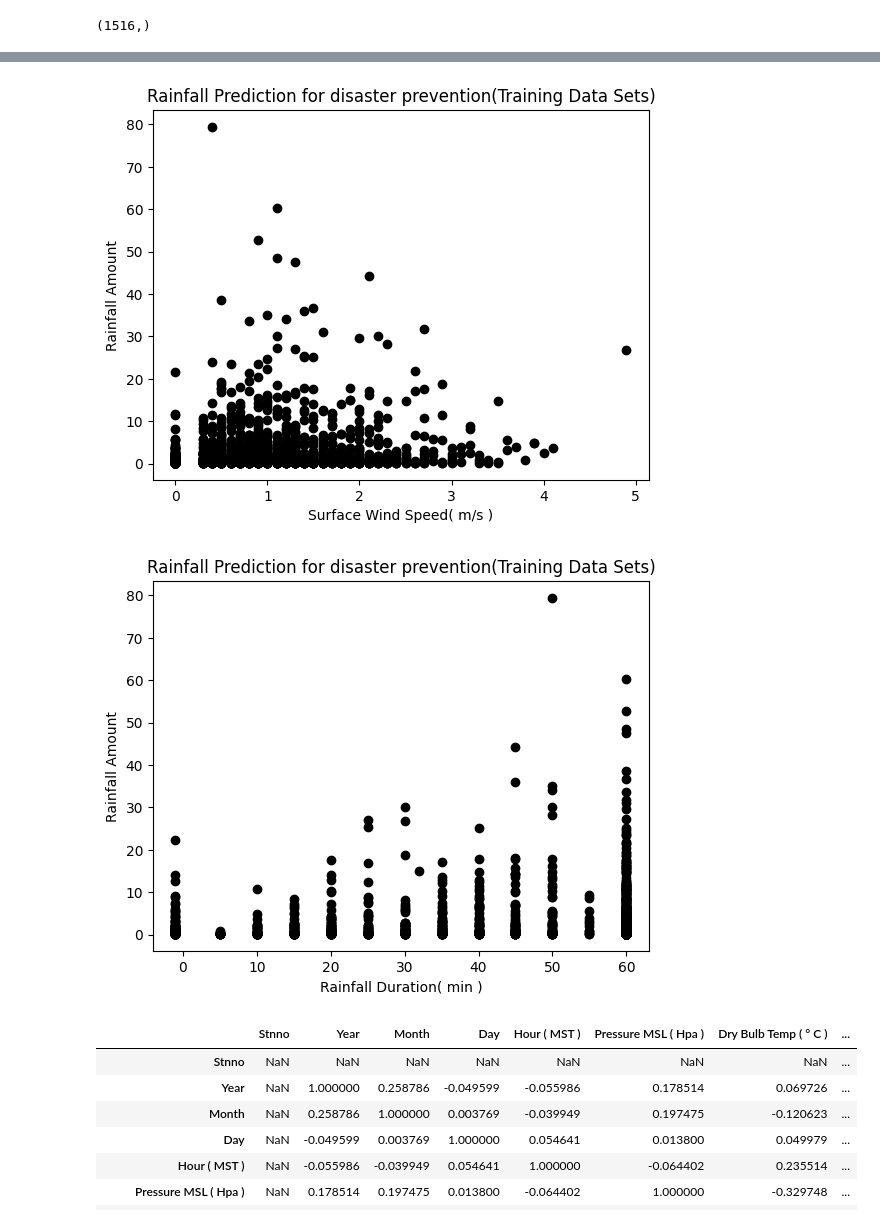
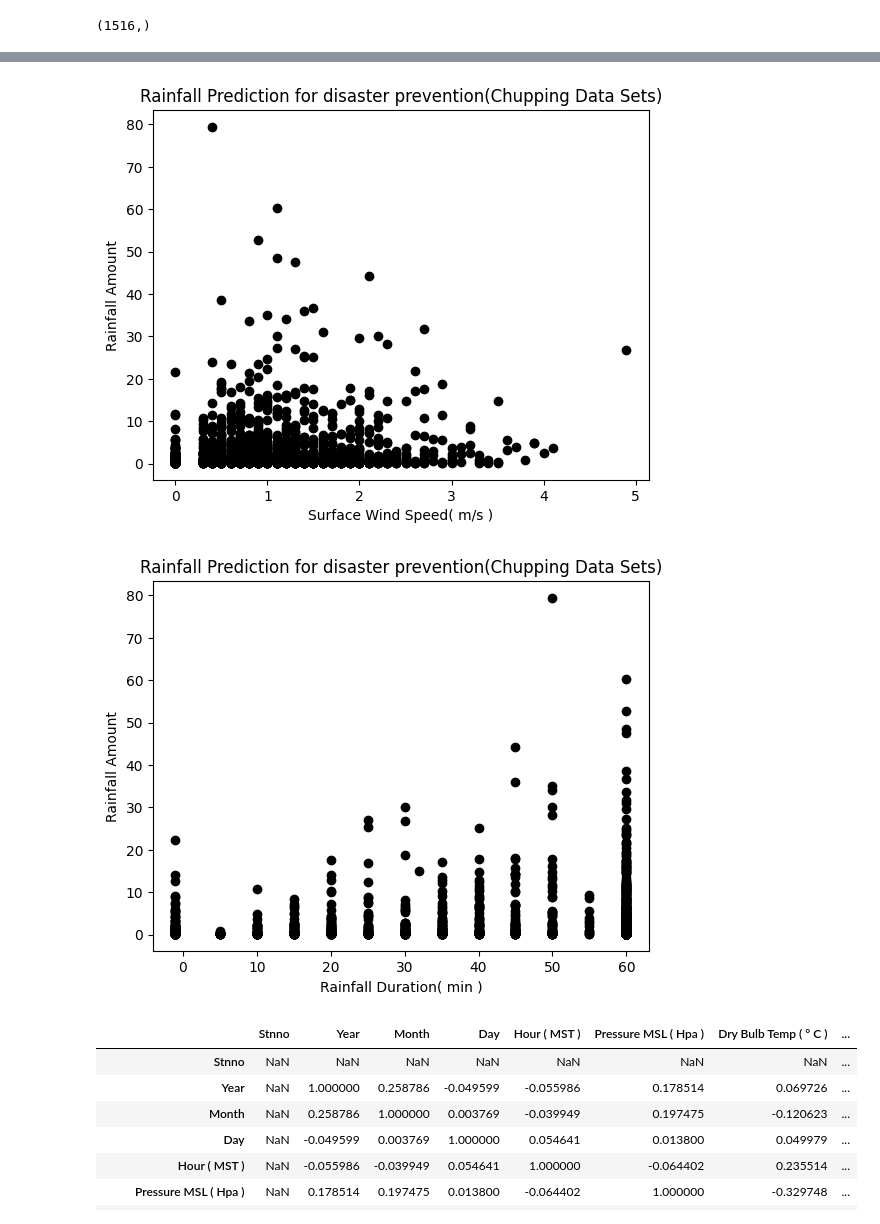
Before and after one commit to Headworld/olaitan, a Jupyter notebook: Rain_prediction_olaitan.ipynb, the cells around one changed output, grey strips where cells are left out. Saved outputs shown, nothing was run; the diff lists cells and outputs as text; code cells hidden in the pictures.

```diff
--- a/Rain_prediction_olaitan.ipynb
+++ b/Rain_prediction_olaitan.ipynb
@@ -227,6 +227,6 @@ plt.show()
 # %%
 plt.scatter(x_train[:,10],y_train,color='black')
-plt.title('Rainfall Prediction for disaster prevention(Training Data Sets)')
+plt.title('Rainfall Prediction for disaster prevention(Chupping Data Sets)')
 plt.xlabel('Surface Wind Speed( m/s )')
 plt.ylabel('Rainfall Amount')
 plt.show()
@@ -234,16 +234,16 @@ plt.show()
 # Therefore, the direction of the wind at a certain time matters on whether a certain area is likely to receive rain or not.
 # The data shows that the higher the sind speed, the higher the amount of rainfall over time.
 # %% [output]
-[figure, old version]
+[figure, new version]
 # %%
 plt.scatter(x_train[:,11],y_train,color='black')
-plt.title('Rainfall Prediction for disaster prevention(Training Data Sets)')
+plt.title('Rainfall Prediction for disaster prevention(Chupping Data Sets)')
 plt.xlabel('Rainfall Duration( min )')
 plt.ylabel('Rainfall Amount')
 plt.show()
 # The data shows that the higher the rainfall duration, the more we have high amount of rainfall.
 # %% [output]
-[figure, old version]
+[figure, new version]
 # %%
 #After indepth analysis on the Chupping Datasets,
 #I then look at the correlations of the Dependent variables (Rainfall Amount) and the Indepent variable(s)
```
Also changed, not shown: parts of 8 cells of this notebook.
